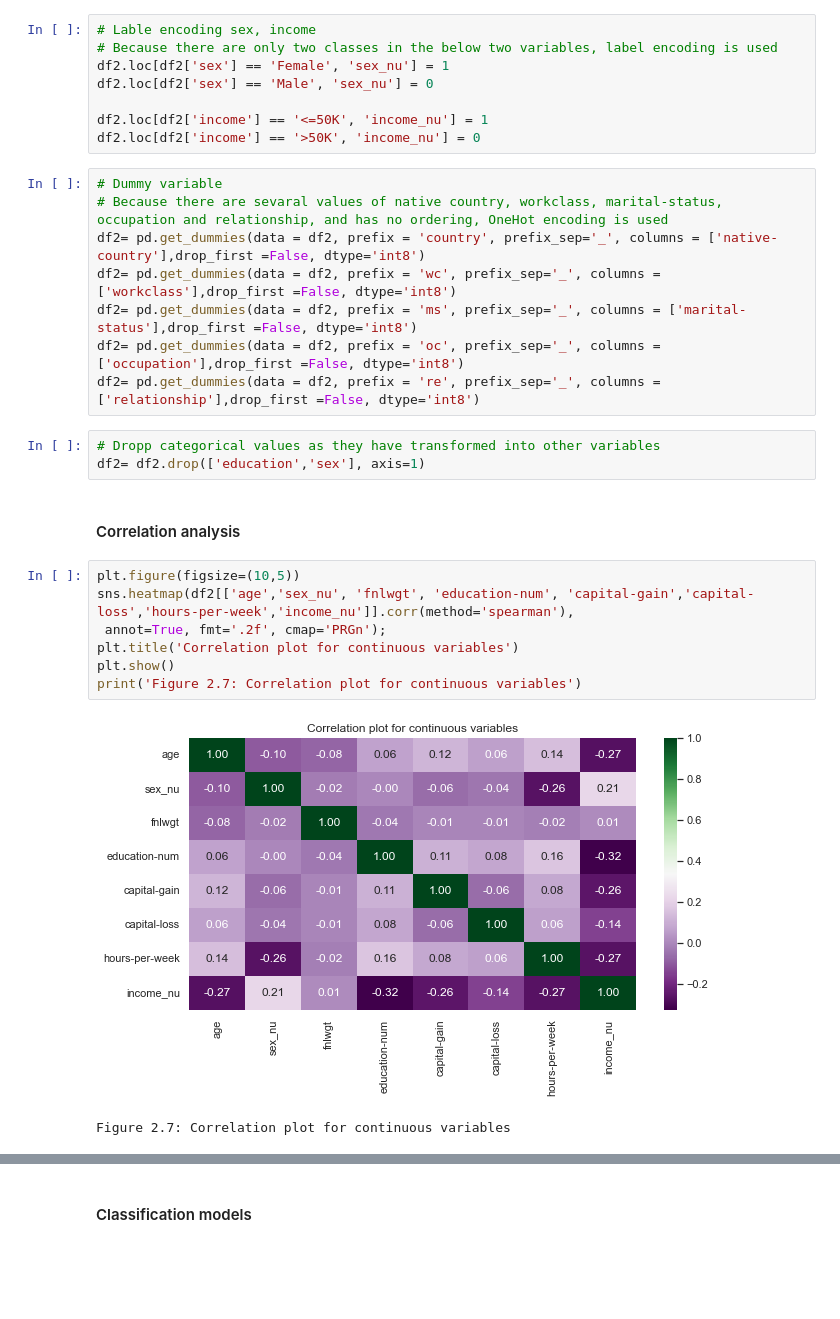
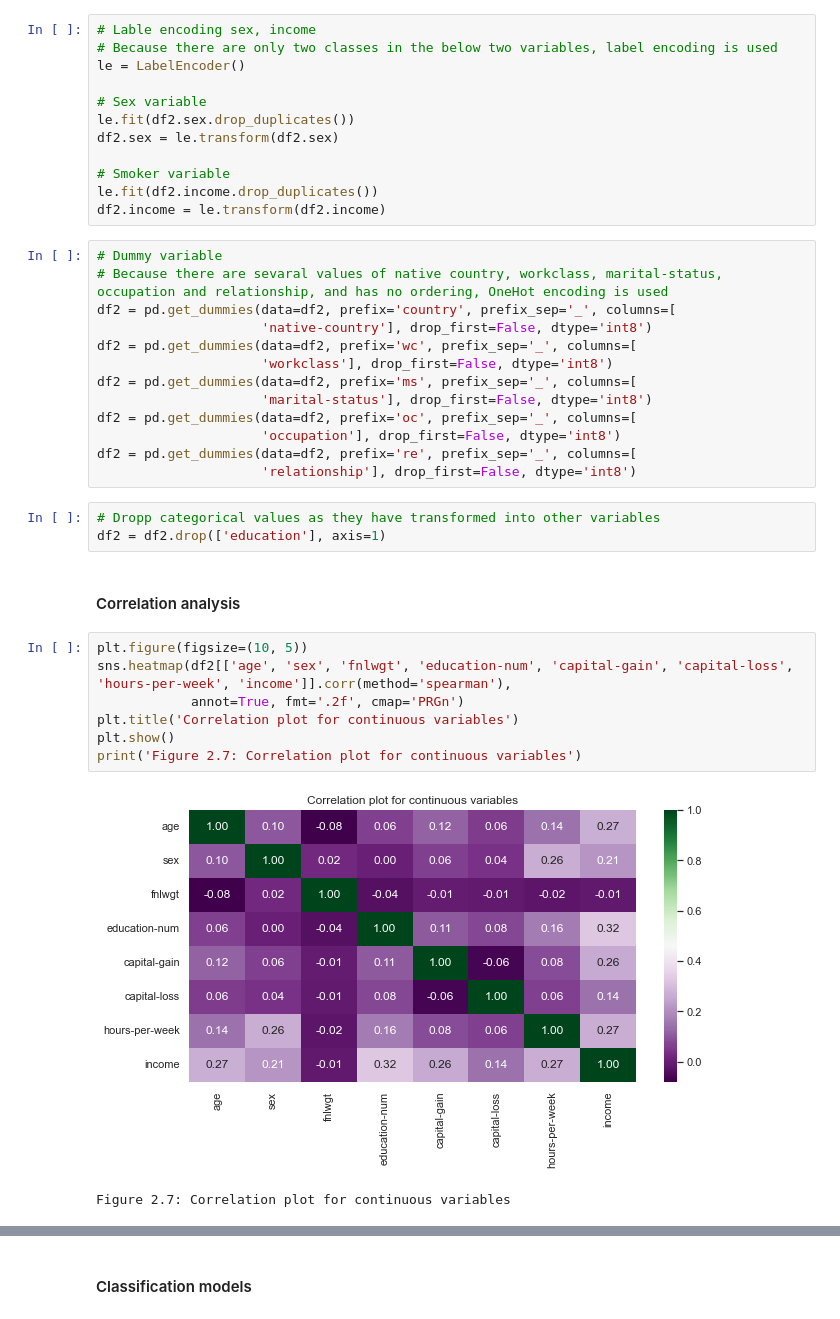
Before and after one commit to chanyadeshani/machine_learning, a Jupyter notebook: MachineLearningandOptimization_CT7205_4107143_ChanaySubasingha.ipynb, the cells around one changed output, grey strips where cells are left out. Cells and saved outputs as stored; diff of their text form; blank space fills up the shorter version.

```diff
--- a/MachineLearningandOptimization_CT7205_4107143_ChanaySubasingha.ipynb
+++ b/MachineLearningandOptimization_CT7205_4107143_ChanaySubasingha.ipynb
@@ -961,32 +1093,41 @@ The Native country has most obsevations for United States. There are only small
 # %%
 # Lable encoding sex, income
 # Because there are only two classes in the below two variables, label encoding is used
-df2.loc[df2['sex'] == 'Female', 'sex_nu'] = 1
-df2.loc[df2['sex'] == 'Male', 'sex_nu'] = 0
+le = LabelEncoder()
 
-df2.loc[df2['income'] == '<=50K', 'income_nu'] = 1
-df2.loc[df2['income'] == '>50K', 'income_nu'] = 0
+# Sex variable
+le.fit(df2.sex.drop_duplicates())
+df2.sex = le.transform(df2.sex)
+
+# Smoker variable
+le.fit(df2.income.drop_duplicates())
+df2.income = le.transform(df2.income)
 # %%
 # Dummy variable
 # Because there are sevaral values of native country, workclass, marital-status, occupation and relationship, and has no ordering, OneHot encoding is used
-df2= pd.get_dummies(data = df2, prefix = 'country', prefix_sep='_', columns = ['native-country'],drop_first =False, dtype='int8')
-df2= pd.get_dummies(data = df2, prefix = 'wc', prefix_sep='_', columns = ['workclass'],drop_first =False, dtype='int8')
-df2= pd.get_dummies(data = df2, prefix = 'ms', prefix_sep='_', columns = ['marital-status'],drop_first =False, dtype='int8')
-df2= pd.get_dummies(data = df2, prefix = 'oc', prefix_sep='_', columns = ['occupation'],drop_first =False, dtype='int8')
-df2= pd.get_dummies(data = df2, prefix = 're', prefix_sep='_', columns = ['relationship'],drop_first =False, dtype='int8')
+df2 = pd.get_dummies(data=df2, prefix='country', prefix_sep='_', columns=[
+                     'native-country'], drop_first=False, dtype='int8')
+df2 = pd.get_dummies(data=df2, prefix='wc', prefix_sep='_', columns=[
+                     'workclass'], drop_first=False, dtype='int8')
+df2 = pd.get_dummies(data=df2, prefix='ms', prefix_sep='_', columns=[
+                     'marital-status'], drop_first=False, dtype='int8')
+df2 = pd.get_dummies(data=df2, prefix='oc', prefix_sep='_', columns=[
+                     'occupation'], drop_first=False, dtype='int8')
+df2 = pd.get_dummies(data=df2, prefix='re', prefix_sep='_', columns=[
+                     'relationship'], drop_first=False, dtype='int8')
 # %%
 # Dropp categorical values as they have transformed into other variables
-df2= df2.drop(['education','sex'], axis=1)
+df2 = df2.drop(['education'], axis=1)
 # %% [markdown]
 #### Correlation analysis
 # %%
-plt.figure(figsize=(10,5))
-sns.heatmap(df2[['age','sex_nu', 'fnlwgt', 'education-num', 'capital-gain','capital-loss','hours-per-week','income_nu']].corr(method='spearman'),
- annot=True, fmt='.2f', cmap='PRGn');
+plt.figure(figsize=(10, 5))
+sns.heatmap(df2[['age', 'sex', 'fnlwgt', 'education-num', 'capital-gain', 'capital-loss', 'hours-per-week', 'income']].corr(method='spearman'),
+            annot=True, fmt='.2f', cmap='PRGn')
 plt.title('Correlation plot for continuous variables')
 plt.show()
 print('Figure 2.7: Correlation plot for continuous variables')
 # %% [output]
-[figure, old version]
+[figure, new version]
 Figure 2.7: Correlation plot for continuous variables
 # %%
```
Also changed, not shown: parts of 237 cells of this notebook, 1 other file.
